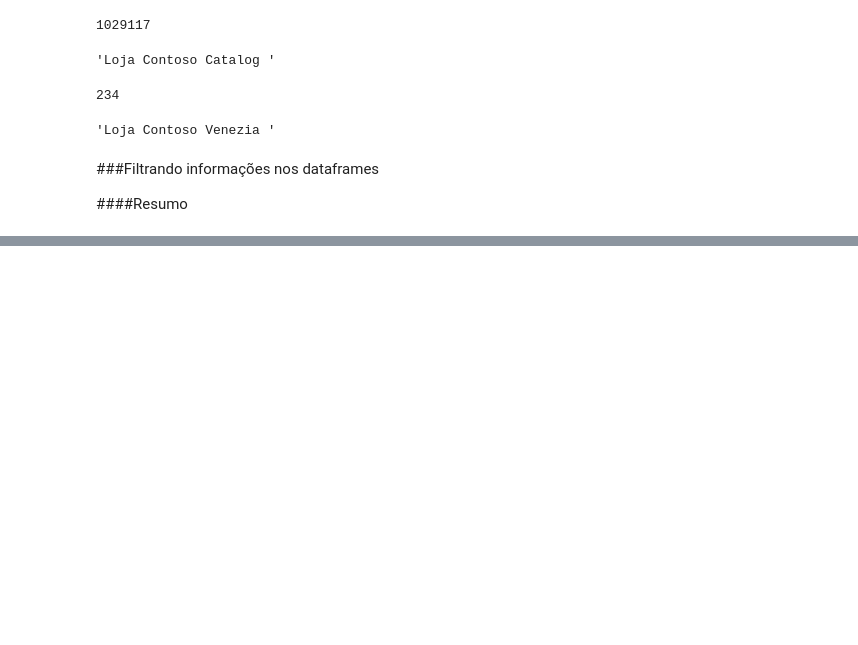
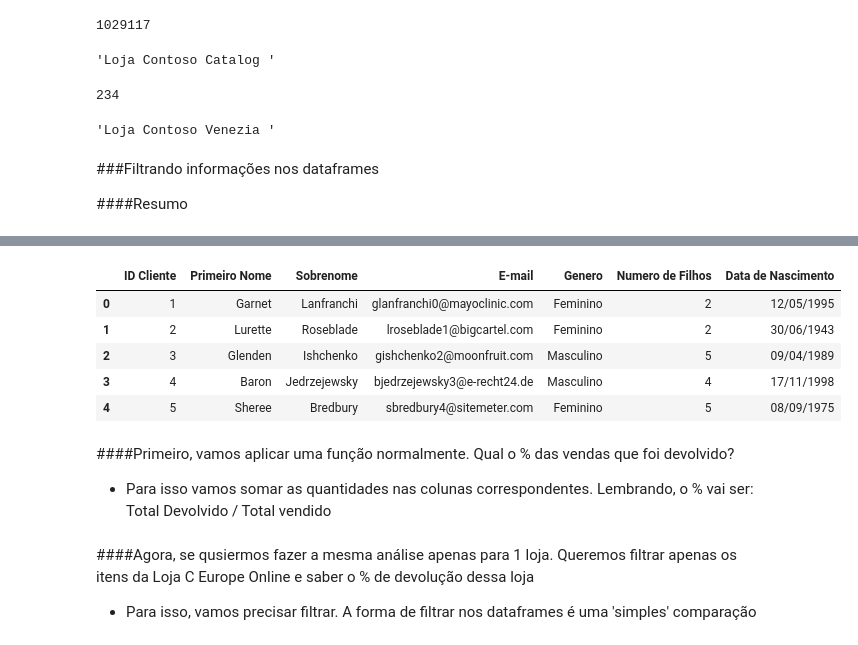
Before and after one commit to leandroclv/python_hashtag, a Jupyter notebook: pandas.ipynb, the cells around one changed output, grey strips where cells are left out. Drawn from its saved outputs; the diff is of its cells as text; code cells hidden in the pictures; blank space fills up the shorter version.

```diff
--- a/pandas.ipynb
+++ b/pandas.ipynb
@@ -445,0 +479,9 @@ pior_loja
+# %%
+df_cliente.head()
+# %% [output]
+|  | ID Cliente | Primeiro Nome | Sobrenome | E-mail | Genero | Numero de Filhos | Data de Nascimento |
+| 0 | 1 | Garnet | Lanfranchi | glanfranchi0@mayoclinic.com | Feminino | 2 | 12/05/1995 |
+| 1 | 2 | Lurette | Roseblade | lroseblade1@bigcartel.com | Feminino | 2 | 30/06/1943 |
+| 2 | 3 | Glenden | Ishchenko | gishchenko2@moonfruit.com | Masculino | 5 | 09/04/1989 |
+| 3 | 4 | Baron | Jedrzejewsky | bjedrzejewsky3@e-recht24.de | Masculino | 4 | 17/11/1998 |
+| 4 | 5 | Sheree | Bredbury | sbredbury4@sitemeter.com | Feminino | 5 | 08/09/1975 |
@@ -445,0 +498,8 @@ pior_loja
+# %% [markdown]
+####Primeiro, vamos aplicar uma função normalmente. Qual o % das vendas que foi devolvido?
+
+* Para isso vamos somar as quantidades nas colunas correspondentes. Lembrando, o % vai ser: Total Devolvido / Total vendido
+# %% [markdown]
+####Agora, se qusiermos fazer a mesma análise apenas para 1 loja. Queremos filtrar apenas os itens da Loja C Europe Online e saber o % de devolução dessa loja
+
+* Para isso, vamos precisar filtrar. A forma de filtrar nos dataframes é uma 'simples' comparação
```
Also changed, not shown: parts of 6 cells of this notebook.
